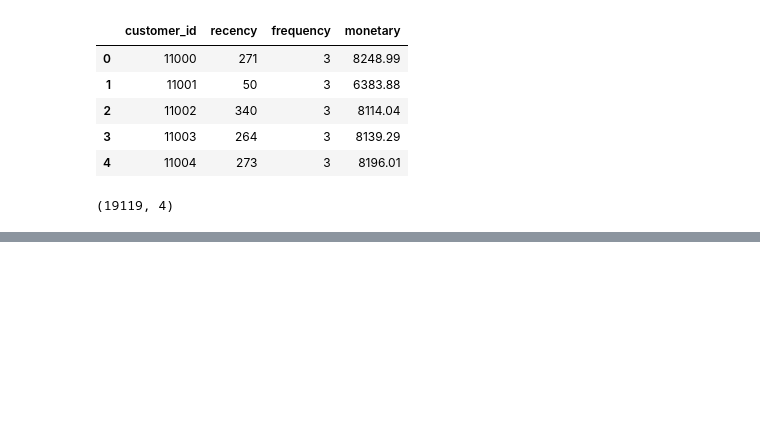
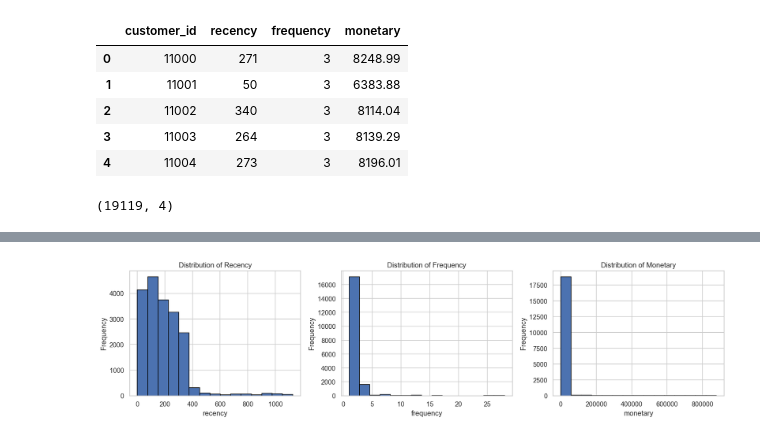
Before and after one commit to rodrigokang/portfolio, a Jupyter notebook: notebooks-and-scripts/2-retail-analytics/2-customer-value-and-retention/python/rfm-analysis.ipynb, the cells around one changed output, grey strips where cells are left out. Drawn from its saved outputs; the diff is of its cells as text; code cells hidden in the pictures; blank space fills up the shorter version.

```diff
--- a/notebooks-and-scripts/2-retail-analytics/2-customer-value-and-retention/python/rfm-analysis.ipynb
+++ b/notebooks-and-scripts/2-retail-analytics/2-customer-value-and-retention/python/rfm-analysis.ipynb
@@ -400,13 +360,0 @@ plt.show()
-# %%
-fig, ax = plt.subplots()
-
-ax.plot(
-    monthly_sales_plot["order_date"],
-    monthly_sales_plot["orders"]
-)
-
-ax.set_title("Monthly Orders")
-ax.set_xlabel("Date")
-ax.set_ylabel("Orders")
-
-plt.show()
@@ -598,0 +549,19 @@ dtype: float64
+# %%
+# Sturges' Rule for determining the number of bins in histograms
+number_bins = 1 + int(np.log2(len(rfm['recency'])))
+
+# Columns to visualize
+columns_to_visualize = ['recency', 'frequency', 'monetary']
+
+# Histograms
+plt.figure(figsize=(15, 4))
+for i, column in enumerate(columns_to_visualize, 1):
+    plt.subplot(1, len(columns_to_visualize), i)
+    plt.hist(rfm[column], bins=number_bins, edgecolor='black')
+    plt.title('Distribution of ' + column.capitalize())
+    plt.xlabel(column)
+    plt.ylabel('Frequency')
+plt.tight_layout()
+plt.show()
+# %% [output]
+[figure, added]
```
Also changed, not shown: parts of 118 cells of this notebook, 21 other files.
